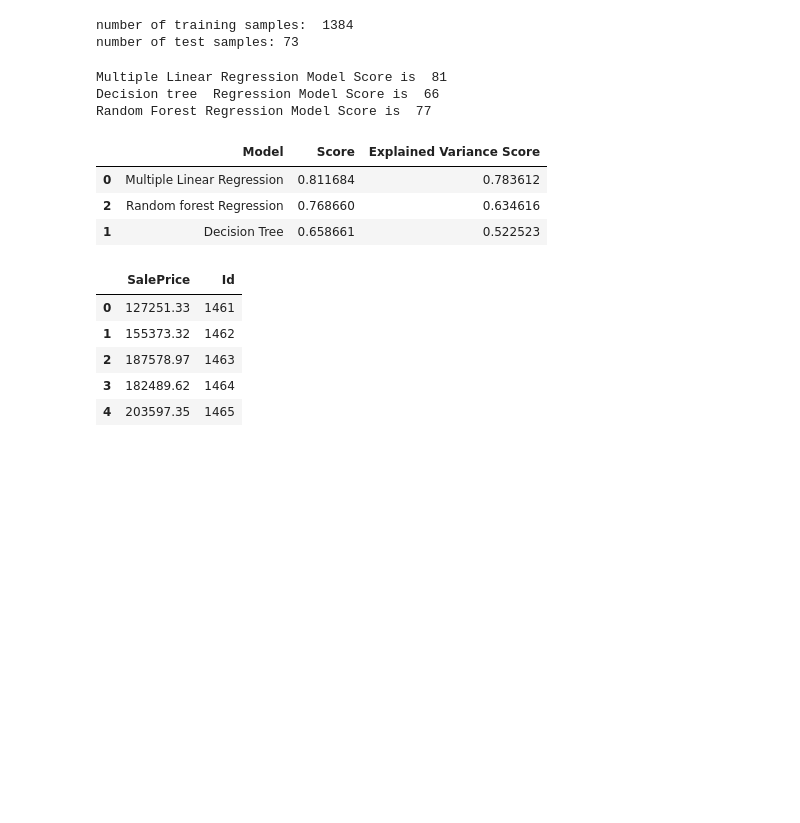
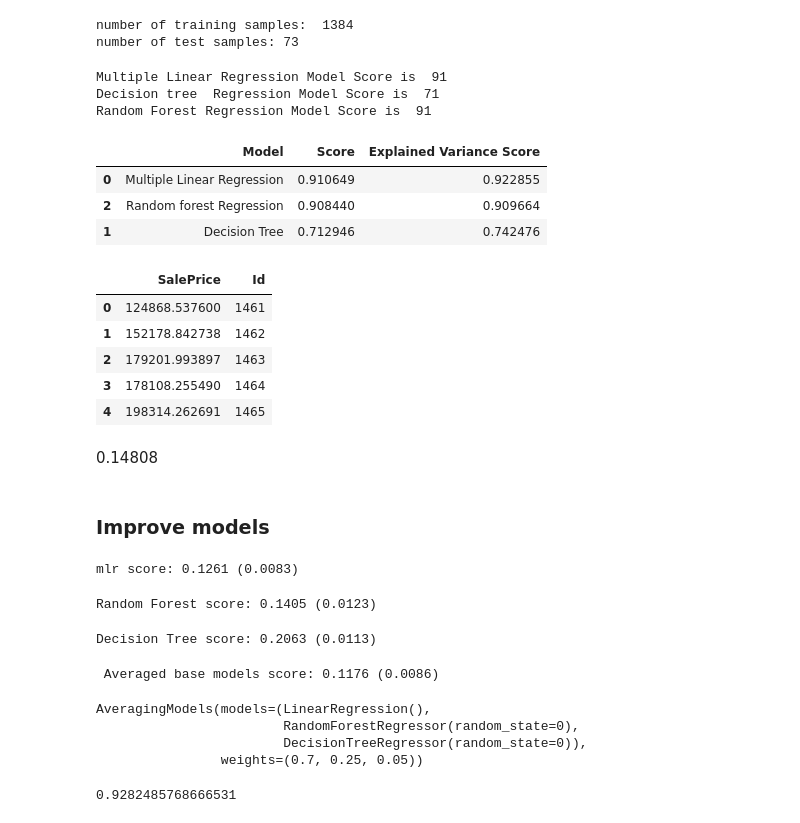
Before and after one commit to shy1213/House_Price, a Jupyter notebook: House_Price.ipynb, the cells around one changed output. Cells and saved outputs as stored; diff of their text form; code cells hidden in the pictures; blank space fills up the shorter version.

```diff
--- a/House_Price.ipynb
+++ b/House_Price.ipynb
@@ -163,3 +153,14 @@ final_df = final_df.drop(columns = 'SalePrice')
+# %%
+#house = house.fillna(0)
+house = fill_na(house)
+test_Id = test_data['Id']
+test_data = test_data.drop(columns = ['Id'])
+test_data = fill_na(test_data)
+house['SalePrice'] = np.log(house['SalePrice'])
+
+y_train = house['SalePrice'].values
+final_df = pd.concat((house, test_data)).reset_index(drop = True)
+final_df = final_df.drop(columns = 'SalePrice')
 # %%
 final_test = []
 for category in final_df:
@@ -255,21 +256,25 @@ models_score =pd.DataFrame({'Model':['Multiple Linear Regression','Decision Tree
                            })
 models_score.sort_values(by='Score',ascending=False)
 # %% [output]
-Multiple Linear Regression Model Score is  81
-Decision tree  Regression Model Score is  66
-Random Forest Regression Model Score is  77
+Multiple Linear Regression Model Score is  91
+Decision tree  Regression Model Score is  71
+Random Forest Regression Model Score is  91
 |  | Model | Score | Explained Variance Score |
-| 0 | Multiple Linear Regression | 0.811684 | 0.783612 |
-| 2 | Random forest Regression | 0.768660 | 0.634616 |
-| 1 | Decision Tree | 0.658661 | 0.522523 |
+| 0 | Multiple Linear Regression | 0.910649 | 0.922855 |
+| 2 | Random forest Regression | 0.908440 | 0.909664 |
+| 1 | Decision Tree | 0.712946 | 0.742476 |
 # %%
-prediction_df = pd.DataFrame(rf_regressor.predict(features[labels.shape[0]:]), columns = ['SalePrice'])
+prediction_df = pd.DataFrame(np.exp(rf_regressor.predict(features[labels.shape[0]:])), columns = ['SalePrice'])
 prediction_df['Id'] = test_Id
 prediction_df.head()
 # %% [output]
 |  | SalePrice | Id |
-| 0 | 127251.33 | 1461 |
-| 1 | 155373.32 | 1462 |
-| 2 | 187578.97 | 1463 |
-| 3 | 182489.62 | 1464 |
-| 4 | 203597.35 | 1465 |
+| 0 | 124868.537600 | 1461 |
+| 1 | 152178.842738 | 1462 |
+| 2 | 179201.993897 | 1463 |
+| 3 | 178108.255490 | 1464 |
+| 4 | 198314.262691 | 1465 |
+# %% [markdown]
+0.14808
+# %% [markdown]
+### Improve models
@@ -275,0 +288,15 @@ prediction_df.head()
+# %%
+score = rmsle_cv(mlr)
+print("mlr score: {:.4f} ({:.4f})\n".format(score.mean(), score.std()))
+# %% [output]
+mlr score: 0.1261 (0.0083)
+# %%
+score = rmsle_cv(rf_regressor)
+print("Random Forest score: {:.4f} ({:.4f})\n".format(score.mean(), score.std()))
+# %% [output]
+Random Forest score: 0.1405 (0.0123)
+# %%
+score = rmsle_cv(tr_regressor)
+print("Decision Tree score: {:.4f} ({:.4f})\n".format(score.mean(), score.std()))
+# %% [output]
+Decision Tree score: 0.2063 (0.0113)
@@ -275,0 +329,18 @@ prediction_df.head()
+# %%
+averaged_models = AveragingModels(models = (mlr, rf_regressor, tr_regressor), weights = (0.7, 0.25, 0.05))
+
+score = rmsle_cv(averaged_models)
+print(" Averaged base models score: {:.4f} ({:.4f})\n".format(score.mean(), score.std()))
+# %% [output]
+ Averaged base models score: 0.1176 (0.0086)
+# %%
+averaged_models.fit(X_train, y_train)
+# %% [output]
+AveragingModels(models=(LinearRegression(),
+                        RandomForestRegressor(random_state=0),
+                        DecisionTreeRegressor(random_state=0)),
+                weights=(0.7, 0.25, 0.05))
+# %%
+averaged_models.score(X_test, y_test)
+# %% [output]
+0.9282485768666531
```
Also changed, not shown: parts of 39 cells of this notebook, 1 other file.
